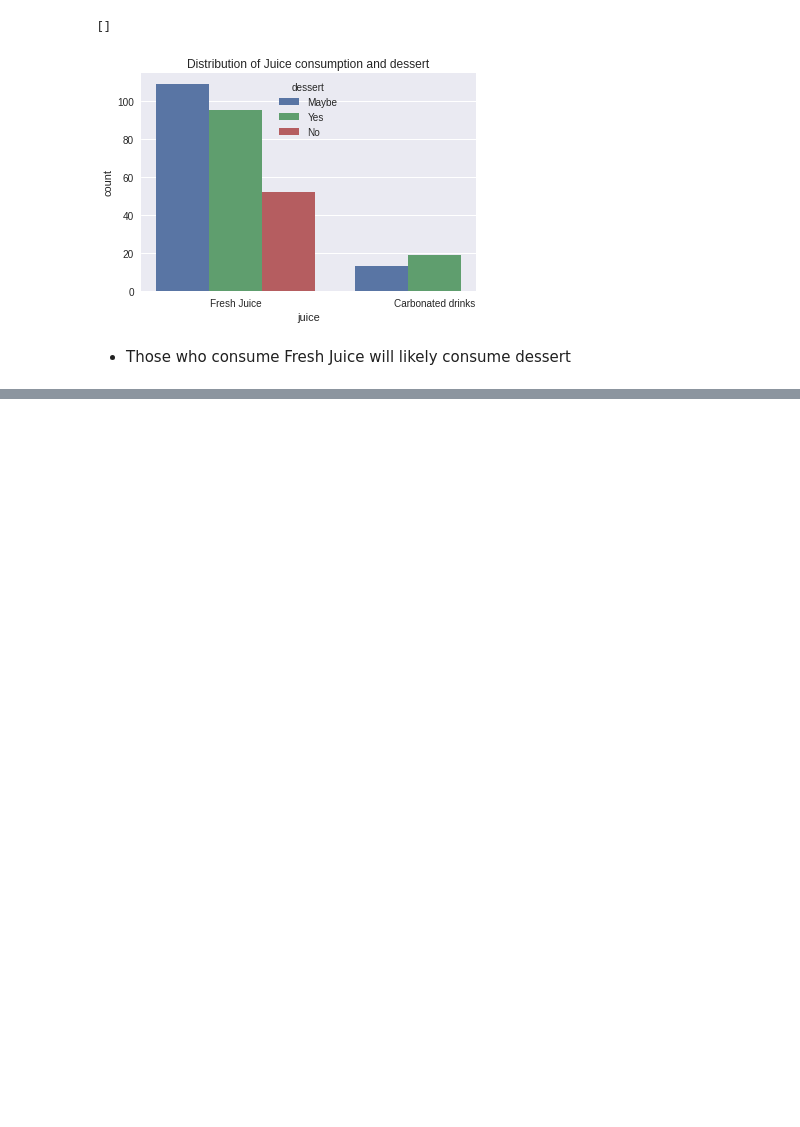
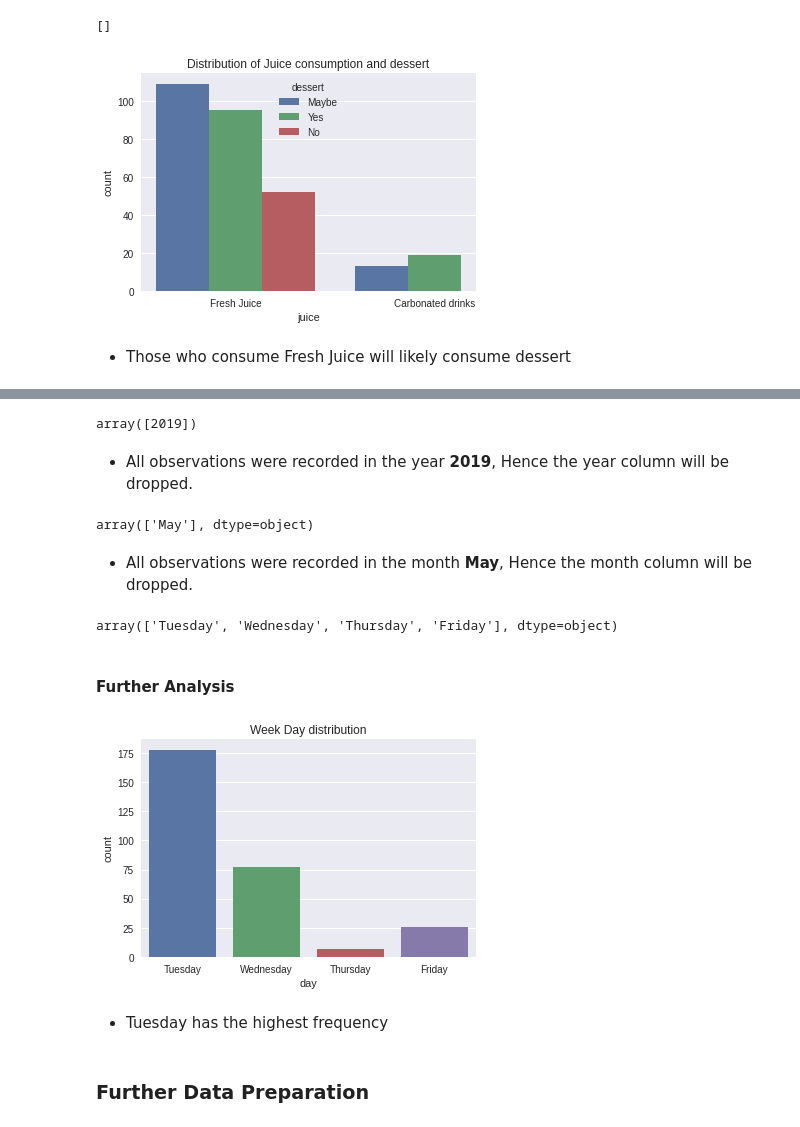
Before and after one commit to drizedunn/Food-Preference, a Jupyter notebook: food_preference.ipynb, the cells around one changed output, grey strips where cells are left out. Saved outputs shown, nothing was run; the diff lists cells and outputs as text; code cells hidden in the pictures; blank space fills up the shorter version.

```diff
--- a/food_preference.ipynb
+++ b/food_preference.ipynb
@@ -167,0 +212,13 @@ plt.show()
+# %%
+# Replacing the missing values with the mode
+data['gender'] = data['gender'].fillna('Female')
+# %%
+# Extracting new features from timestamp column
+data['timestamp'] = data['timestamp'].apply(lambda s: str(s)[0:10])
+data['timestamp'] = pd.to_datetime(data['timestamp'], format = '%Y-%m-%d')
+data['year'] = data['timestamp'].dt.year
+data['month'] = data['timestamp'].dt.month_name()
+data['day'] = data['timestamp'].dt.day_name()
+
+data = data.drop('timestamp', axis = 1) #dropping the redundant timestamp columns
+data.head()
@@ -167,0 +232,29 @@ plt.show()
+# %%
+data['year'].unique()
+# %% [output]
+array([2019])
+# %% [markdown]
+- All observations were recorded in the year **2019**, Hence the year column will be dropped.
+# %%
+data['month'].unique()
+# %% [output]
+array(['May'], dtype=object)
+# %% [markdown]
+- All observations were recorded in the month **May**, Hence the month column will be dropped.
+# %%
+data = data.drop(['month', 'year'], axis = 1)
+# %%
+data['day'].unique()
+# %% [output]
+array(['Tuesday', 'Wednesday', 'Thursday', 'Friday'], dtype=object)
+# %% [markdown]
+#### Further Analysis
+# %%
+sns.countplot(data['day']).set_title('Week Day distribution')
+plt.show()
+# %% [output]
+[figure, added]
+# %% [markdown]
+- Tuesday has the highest frequency
+# %% [markdown]
+### Further Data Preparation
```
Also changed, not shown: parts of 22 cells of this notebook.
